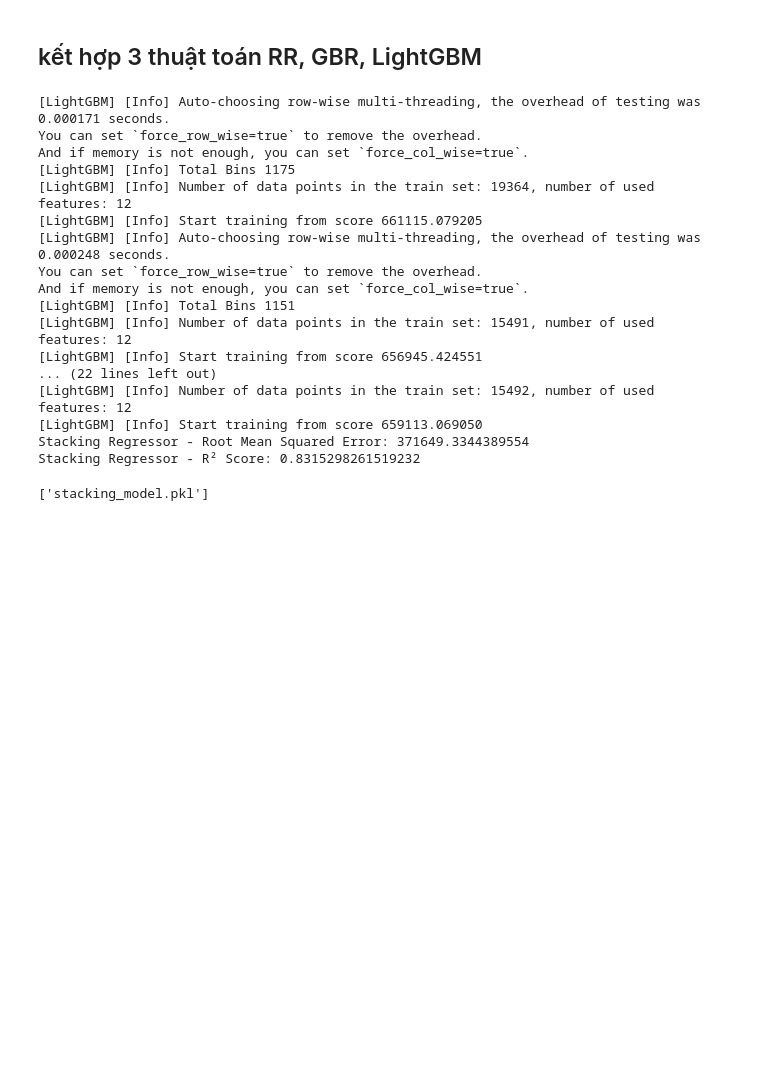
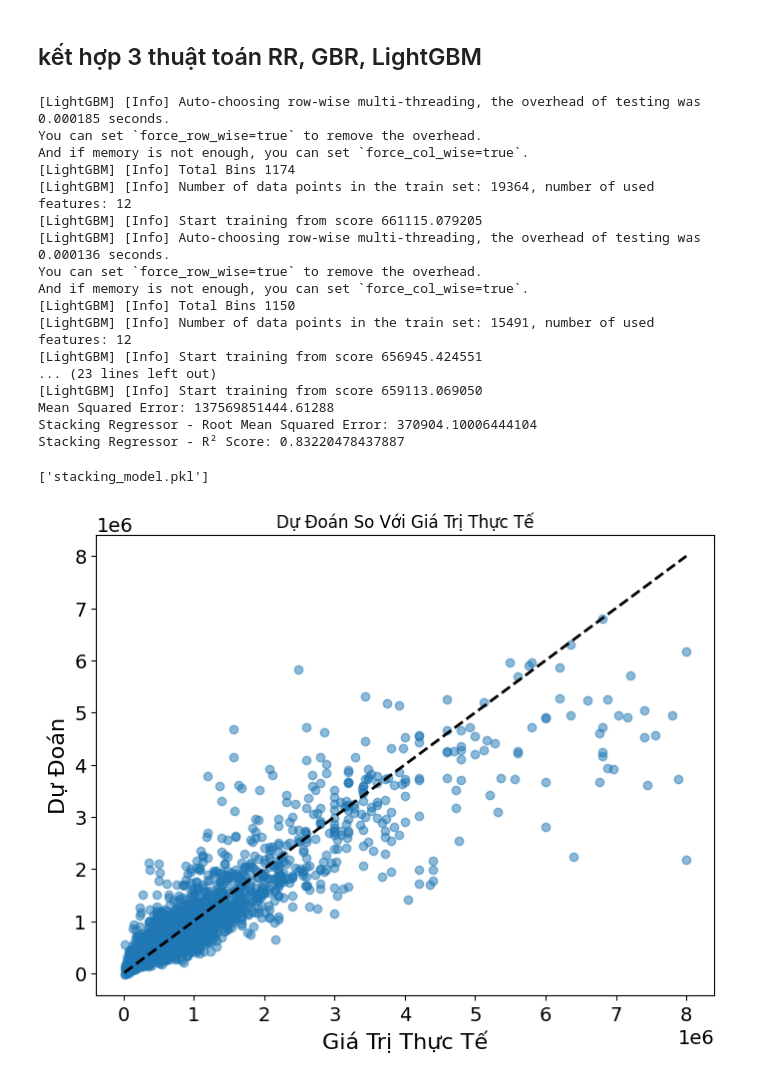
Before and after one commit to ngodongnguyen/SIC_BigData_Real-Estate-Price-Prediction, a Jupyter notebook: notebooks/Predit_House.ipynb, the cells around one changed output. Saved outputs shown, nothing was run; the diff lists cells and outputs as text; code cells hidden in the pictures; blank space fills up the shorter version.

```diff
--- a/notebooks/Predit_House.ipynb
+++ b/notebooks/Predit_House.ipynb
@@ -577,27 +586,39 @@ mse_stacking = mean_squared_error(y_test, y_pred_stacking)
 rmse_stacking = np.sqrt(mse_stacking)
 r2_stacking = r2_score(y_test, y_pred_stacking)
 
+print(f'Mean Squared Error: {mse_stacking}')
 print(f'Stacking Regressor - Root Mean Squared Error: {rmse_stacking}')
 print(f'Stacking Regressor - R² Score: {r2_stacking}')
 
 # Lưu mô hình
 joblib.dump(stacking_model, 'stacking_model.pkl')
 # %% [output]
-[LightGBM] [Info] Auto-choosing row-wise multi-threading, the overhead of testing was 0.000171 seconds.
+[LightGBM] [Info] Auto-choosing row-wise multi-threading, the overhead of testing was 0.000185 seconds.
 You can set `force_row_wise=true` to remove the overhead.
 And if memory is not enough, you can set `force_col_wise=true`.
-[LightGBM] [Info] Total Bins 1175
+[LightGBM] [Info] Total Bins 1174
 [LightGBM] [Info] Number of data points in the train set: 19364, number of used features: 12
 [LightGBM] [Info] Start training from score 661115.079205
-[LightGBM] [Info] Auto-choosing row-wise multi-threading, the overhead of testing was 0.000248 seconds.
+[LightGBM] [Info] Auto-choosing row-wise multi-threading, the overhead of testing was 0.000136 seconds.
 You can set `force_row_wise=true` to remove the overhead.
 And if memory is not enough, you can set `force_col_wise=true`.
-[LightGBM] [Info] Total Bins 1151
+[LightGBM] [Info] Total Bins 1150
 [LightGBM] [Info] Number of data points in the train set: 15491, number of used features: 12
 [LightGBM] [Info] Start training from score 656945.424551
-... (22 lines left out)
-[LightGBM] [Info] Number of data points in the train set: 15492, number of used features: 12
+... (23 lines left out)
 [LightGBM] [Info] Start training from score 659113.069050
-Stacking Regressor - Root Mean Squared Error: 371649.3344389554
-Stacking Regressor - R² Score: 0.8315298261519232
+Mean Squared Error: 137569851444.61288
+Stacking Regressor - Root Mean Squared Error: 370904.10006444104
+Stacking Regressor - R² Score: 0.83220478437887
 ['stacking_model.pkl']
+# %%
+# Vẽ biểu đồ dự đoán so với giá trị thực tế
+plt.figure(figsize=(8, 6))
+plt.scatter(y_test, y_pred_stacking, alpha=0.5)
+plt.xlabel('Giá Trị Thực Tế')
+plt.ylabel('Dự Đoán')
+plt.title('Dự Đoán So Với Giá Trị Thực Tế')
+plt.plot([y_test.min(), y_test.max()], [y_test.min(), y_test.max()], 'k--', lw=2)
+plt.show()
+# %% [output]
+[figure, added]
```
Also changed, not shown: parts of 18 cells of this notebook.
